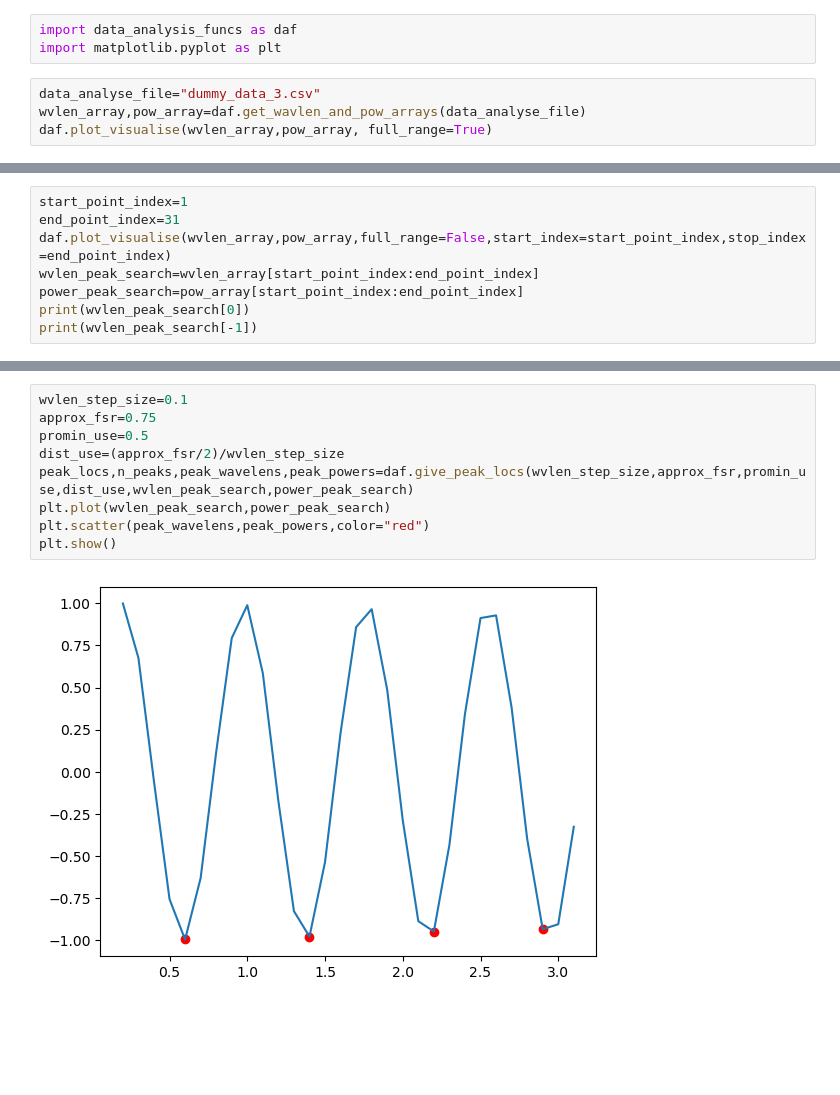
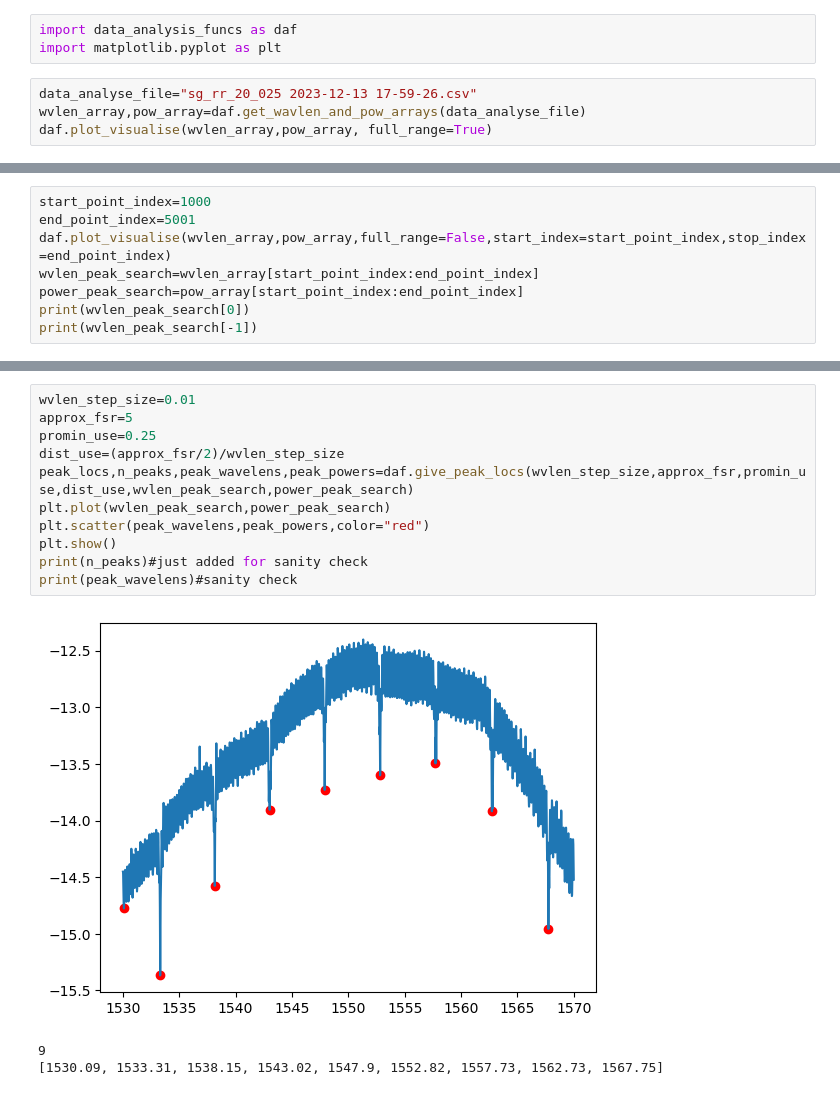
Before and after one commit to tdasanjh/team-chip-project, a Jupyter notebook: data_analysis/data_analysis_notebook.ipynb, the cells around one changed output, grey strips where cells are left out. Drawn from its saved outputs; the diff is of its cells as text; blank space fills up the shorter version.

Commit message:
first proper attempt at data analysis, appears to have gone wrong

```diff
--- a/data_analysis/data_analysis_notebook.ipynb
+++ b/data_analysis/data_analysis_notebook.ipynb
@@ -2,7 +2,7 @@
 import data_analysis_funcs as daf
 import matplotlib.pyplot as plt
 # %%
-data_analyse_file="dummy_data_3.csv"
+data_analyse_file="sg_rr_20_025 2023-12-13 17-59-26.csv"
 wvlen_array,pow_array=daf.get_wavlen_and_pow_arrays(data_analyse_file)
 daf.plot_visualise(wvlen_array,pow_array, full_range=True)
 # %% [output]
@@ -10,6 +10,6 @@ daf.plot_visualise(wvlen_array,pow_array, full_range=True)
 # %%
-start_point_index=1
-end_point_index=31
+start_point_index=1000
+end_point_index=5001
 daf.plot_visualise(wvlen_array,pow_array,full_range=False,start_index=start_point_index,stop_index=end_point_index)
 wvlen_peak_search=wvlen_array[start_point_index:end_point_index]
 power_peak_search=pow_array[start_point_index:end_point_index]
@@ -22,14 +22,18 @@ print(wvlen_peak_search[-1])
 # %%
-wvlen_step_size=0.1
-approx_fsr=0.75
-promin_use=0.5
+wvlen_step_size=0.01
+approx_fsr=5
+promin_use=0.25
 dist_use=(approx_fsr/2)/wvlen_step_size
 peak_locs,n_peaks,peak_wavelens,peak_powers=daf.give_peak_locs(wvlen_step_size,approx_fsr,promin_use,dist_use,wvlen_peak_search,power_peak_search)
 plt.plot(wvlen_peak_search,power_peak_search)
 plt.scatter(peak_wavelens,peak_powers,color="red")
 plt.show()
+print(n_peaks)#just added for sanity check
+print(peak_wavelens)#sanity check
 # %% [output]
-[figure, old version]
+[figure, new version]
+9
+[1530.09, 1533.31, 1538.15, 1543.02, 1547.9, 1552.82, 1557.73, 1562.73, 1567.75]
 # %%
 fsr_values=daf.calc_fsrs(peak_wavelens)
 fsr_mean,fsr_error=daf.fsr_avg_and_error(fsr_values)
```
Also changed, not shown: parts of 3 cells of this notebook, 1 other file.
